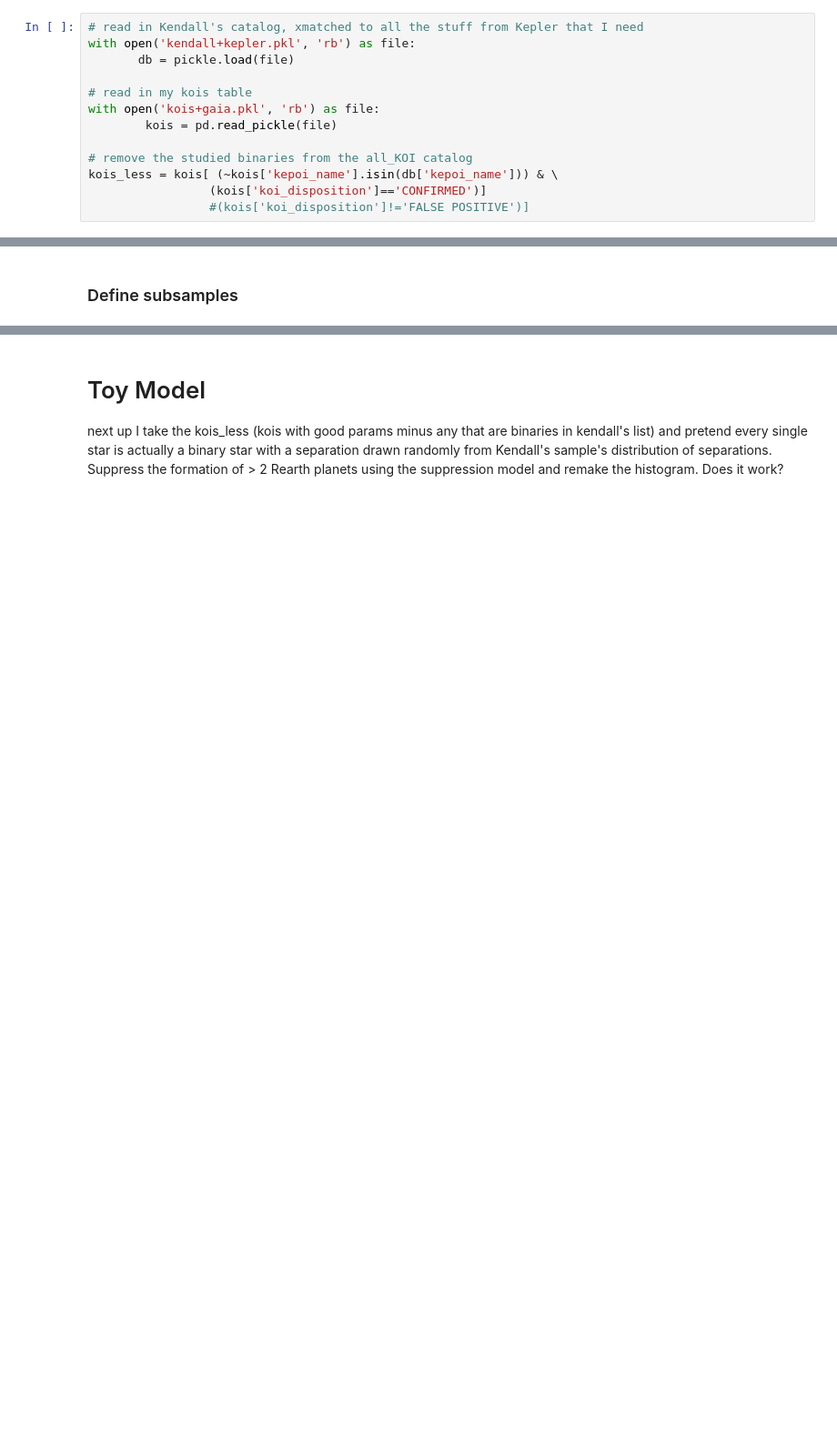
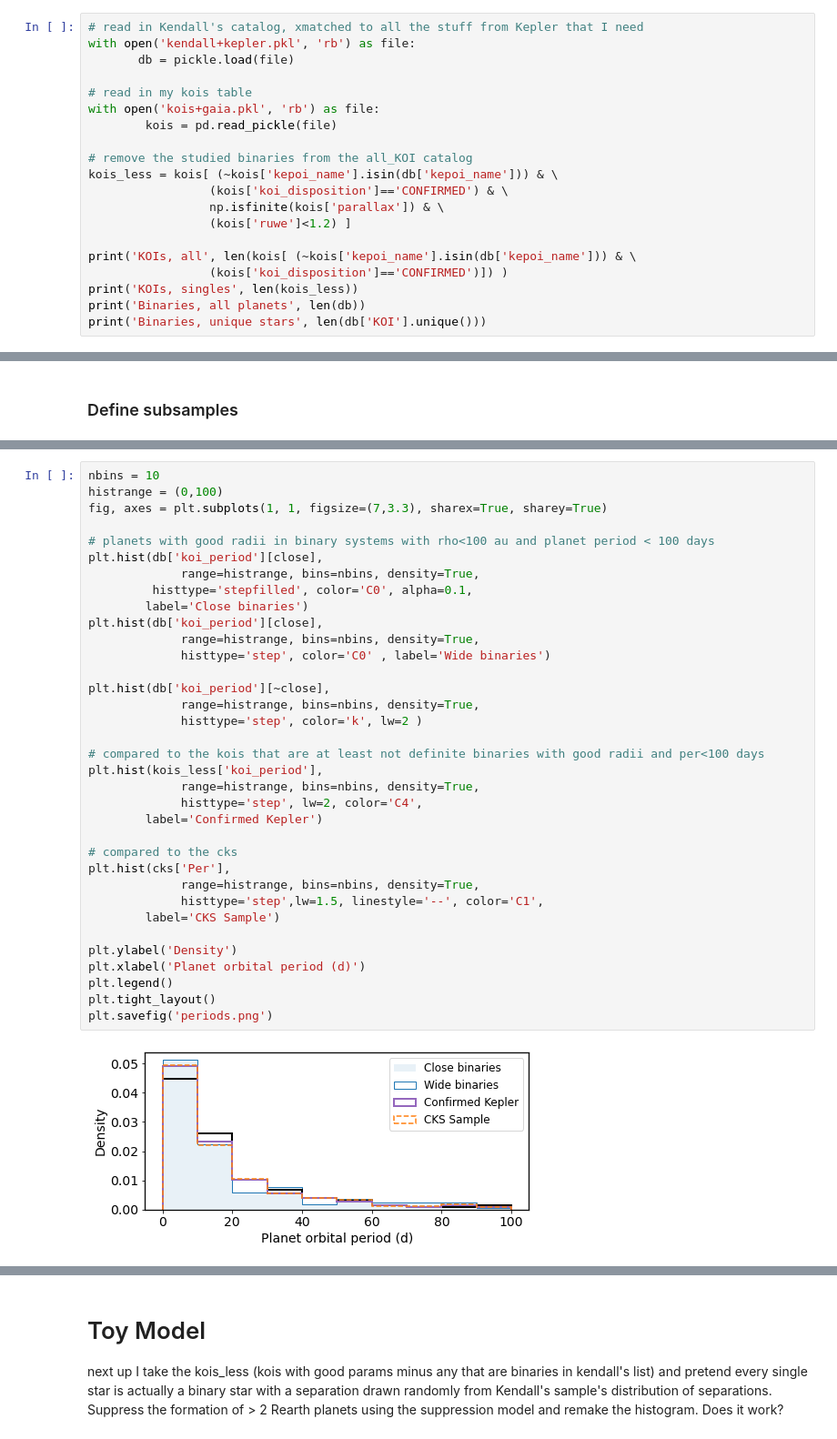
Before and after one commit to ernewton/HWO_calculations, a Jupyter notebook: Sullivan Toy Model -- Analysis.ipynb, the cells around one changed output, grey strips where cells are left out. Shown: that part at 91% size. Drawn from its saved outputs; the diff is of its cells as text; blank space fills up the shorter version.

```diff
--- a/Sullivan Toy Model -- Analysis.ipynb
+++ b/Sullivan Toy Model -- Analysis.ipynb
@@ -33,5 +33,12 @@ with open('kois+gaia.pkl', 'rb') as file:
 
 # remove the studied binaries from the all_KOI catalog
 kois_less = kois[ (~kois['kepoi_name'].isin(db['kepoi_name'])) & \
-                 (kois['koi_disposition']=='CONFIRMED')]
-                 #(kois['koi_disposition']!='FALSE POSITIVE')]
+                 (kois['koi_disposition']=='CONFIRMED') & \
+                 np.isfinite(kois['parallax']) & \
+                 (kois['ruwe']<1.2) ]
+
+print('KOIs, all', len(kois[ (~kois['kepoi_name'].isin(db['kepoi_name'])) & \
+                 (kois['koi_disposition']=='CONFIRMED')]) )
+print('KOIs, singles', len(kois_less))
+print('Binaries, all planets', len(db))
+print('Binaries, unique stars', len(db['KOI'].unique()))
@@ -85,2 +123,39 @@ Binaries frac super-Earths:  0.6714285714285714
 cks_good['multiplanet_system?'] = cks_good['KOI'].duplicated(keep=False)
 kois_good['multiplanet_system?'] = kois_good['KOI'].duplicated(keep=False)
+# %%
+nbins = 10
+histrange = (0,100)
+fig, axes = plt.subplots(1, 1, figsize=(7,3.3), sharex=True, sharey=True)
+
+# planets with good radii in binary systems with rho<100 au and planet period < 100 days
+plt.hist(db['koi_period'][close],
+             range=histrange, bins=nbins, density=True,
+         histtype='stepfilled', color='C0', alpha=0.1,
+        label='Close binaries')
+plt.hist(db['koi_period'][close],
+             range=histrange, bins=nbins, density=True,
+             histtype='step', color='C0' , label='Wide binaries')
+
+plt.hist(db['koi_period'][~close],
+             range=histrange, bins=nbins, density=True,
+             histtype='step', color='k', lw=2 )
+
+# compared to the kois that are at least not definite binaries with good radii and per<100 days
+plt.hist(kois_less['koi_period'],
+             range=histrange, bins=nbins, density=True,
+             histtype='step', lw=2, color='C4',
+        label='Confirmed Kepler')
+
+# compared to the cks
+plt.hist(cks['Per'],
+             range=histrange, bins=nbins, density=True,
+             histtype='step',lw=1.5, linestyle='--', color='C1',
+        label='CKS Sample')
+
+plt.ylabel('Density')
+plt.xlabel('Planet orbital period (d)')
+plt.legend()
+plt.tight_layout()
+plt.savefig('periods.png')
+# %% [output]
+[figure, added]
```
Also changed, not shown: parts of 23 cells of this notebook.
